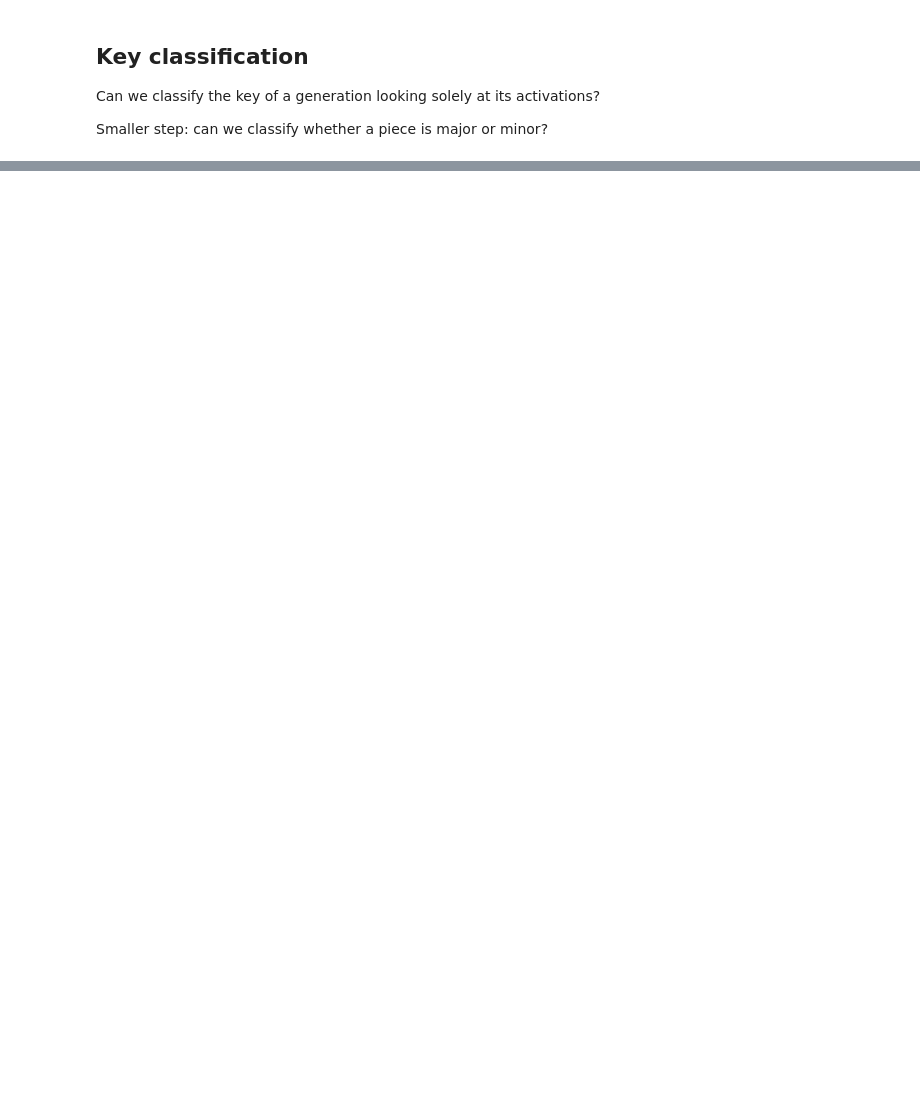
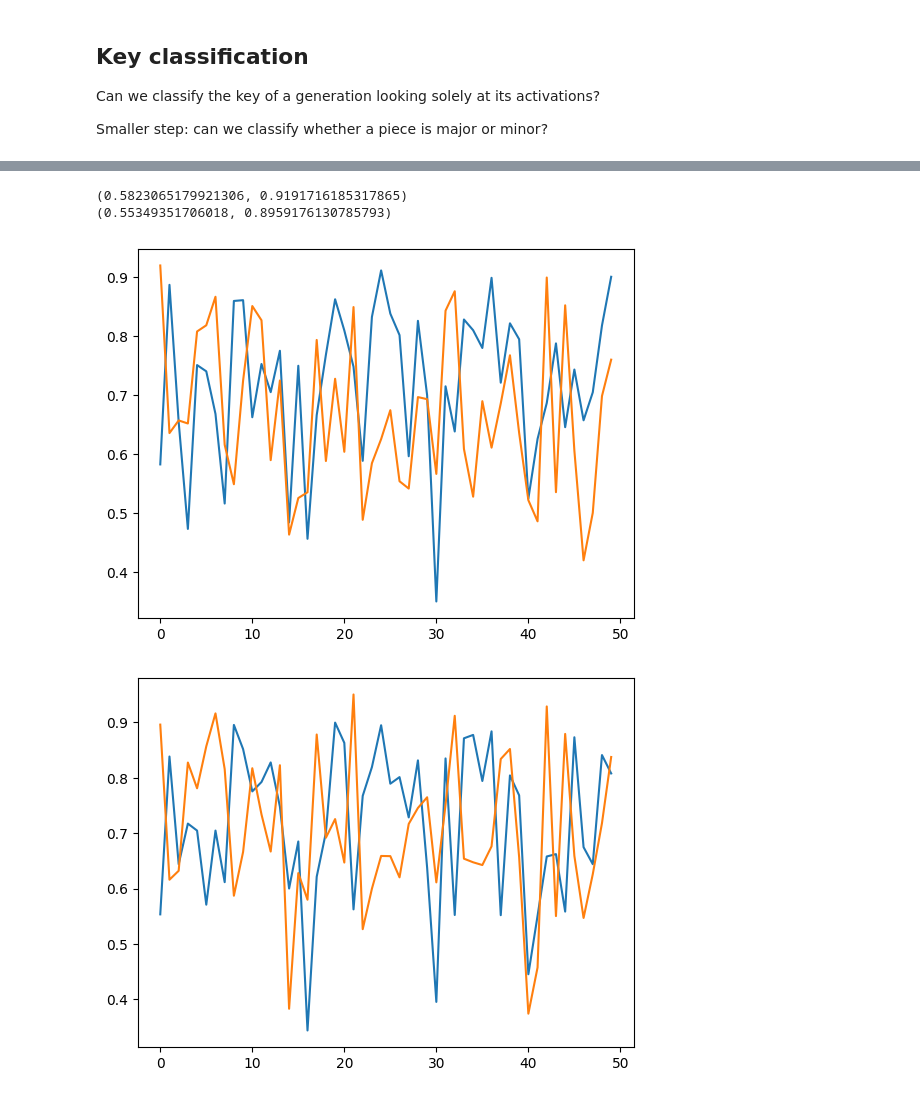
Before and after one commit to womogenes/musicgen-interp, a Jupyter notebook: midi/classify_key.ipynb, the cells around one changed output, grey strips where cells are left out. Saved outputs shown, nothing was run; the diff lists cells and outputs as text; code cells hidden in the pictures; blank space fills up the shorter version.

Commit message:
Implement functions for both chroma-based and MIDI key scoring

```diff
--- a/midi/classify_key.ipynb
+++ b/midi/classify_key.ipynb
@@ -15,17 +15,10 @@ import matplotlib.pyplot as plt
 
 DATA_DIR = Path(os.path.abspath("./data"))
 
-clip_id = "005"
+clip_id = "010"
 audio_path = DATA_DIR / "audio" / f"{clip_id}.wav"
 
 # Preview this audio
 Audio(audio_path)
 # %% [output]
 [interactive output not drawn]
-# %%
-y, sr = librosa.load(audio_path)
-plt.plot(y)
-plt.xlabel("Sample index")
-plt.ylabel("Amplitude")
-plt.title(f"{clip_id}.wav")
-plt.show()
@@ -62,0 +71,26 @@ chroma.shape=(12, 218)
+# %%
+print(get_chroma_cqt_keyscore("000"))
+print(get_midi_keyscore("000"))
+
+# Plot for several
+maj_chroma = []
+min_chroma = []
+
+maj_midi = []
+min_midi = []
+
+for i in range(50):
+    clip_id = f"{i:03d}"
+    chroma = get_chroma_cqt_keyscore(clip_id)
+    midi = get_midi_keyscore(clip_id)
+
+    maj_chroma.append(chroma[0])
+    min_chroma.append(chroma[1])
+
+    maj_midi.append(midi[0])
+    min_midi.append(midi[1])
+# %% [output]
+(0.5823065179921306, 0.9191716185317865)
+(0.55349351706018, 0.8959176130785793)
+[figure, added]
+[figure, added]
```
Also changed, not shown: parts of 4 cells of this notebook, 2 other files.
